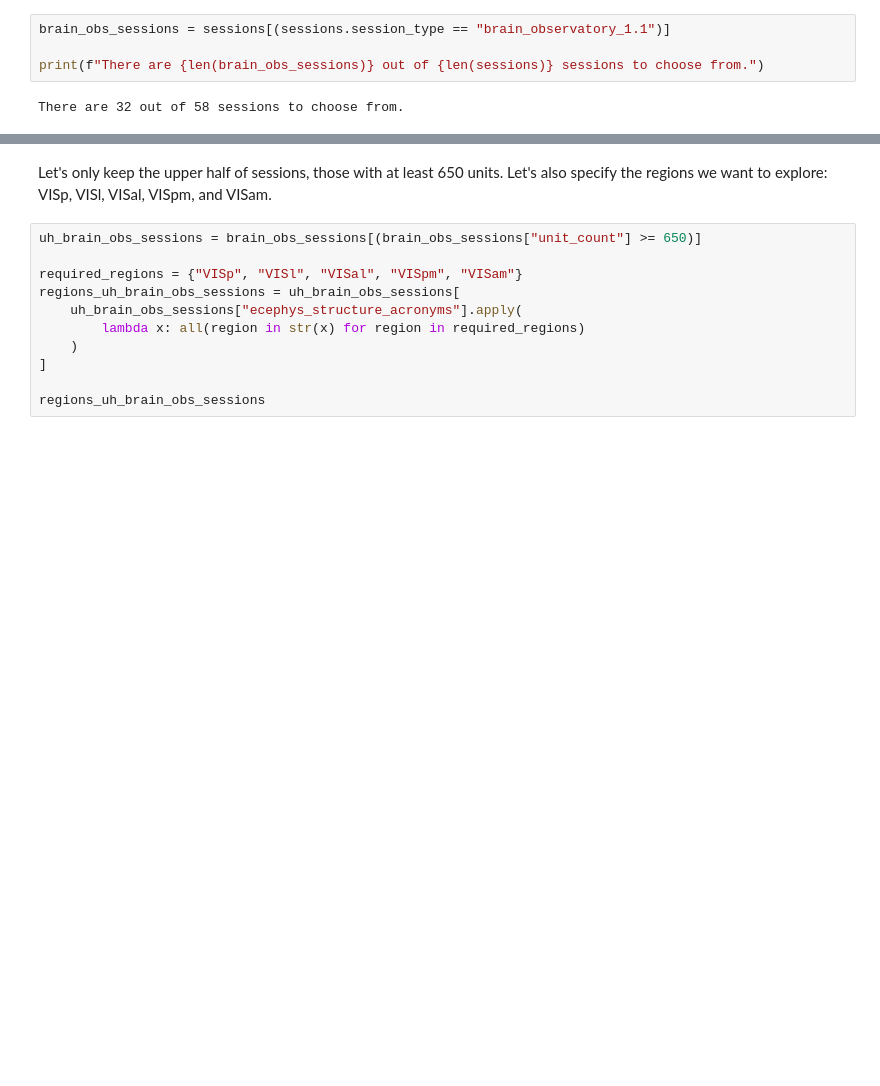
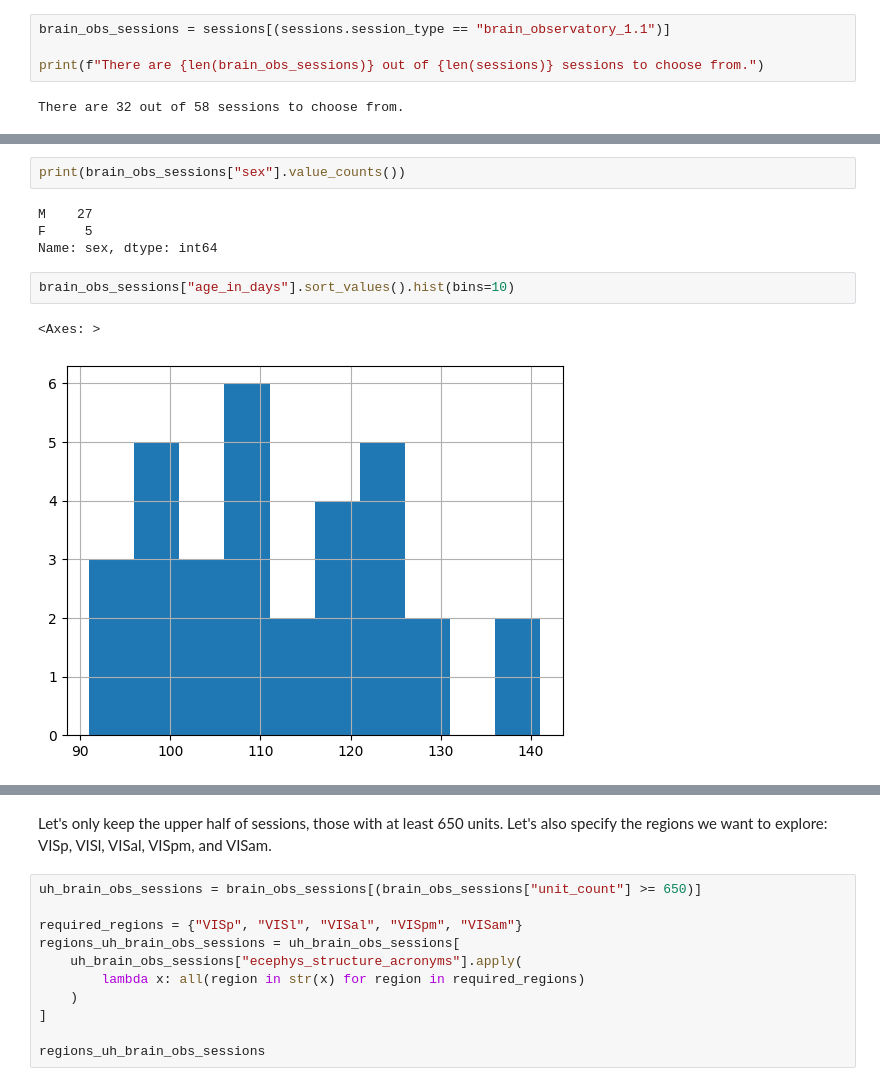
Before and after one commit to tebe-nigrelli/MMN-Group-Project, a Jupyter notebook: first.ipynb, the cells around one changed output, grey strips where cells are left out. Saved outputs shown, nothing was run; the diff lists cells and outputs as text; blank space fills up the shorter version.

Commit message:
add: histogram overview of sessions

```diff
--- a/first.ipynb
+++ b/first.ipynb
@@ -29 +49,12 @@ There are 32 out of 58 sessions to choose from.
+# %%
+print(brain_obs_sessions["sex"].value_counts())
+# %% [output]
+M    27
+F     5
+Name: sex, dtype: int64
+# %%
+brain_obs_sessions["age_in_days"].sort_values().hist(bins=10)
+# %% [output]
+<Axes: >
+[figure, added]
 # %%
```
Also changed, not shown: parts of 11 cells of this notebook.
